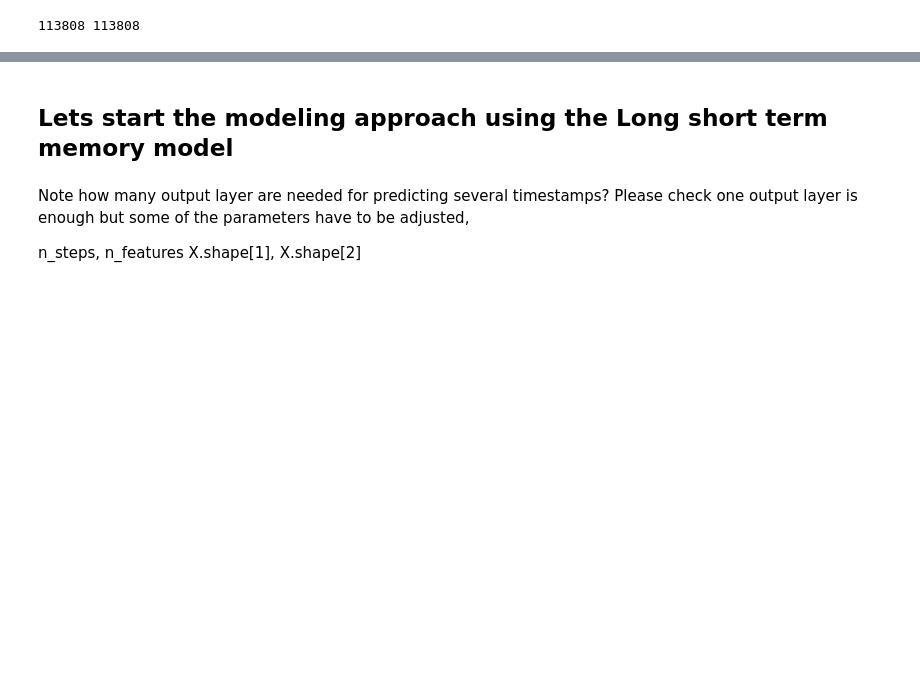
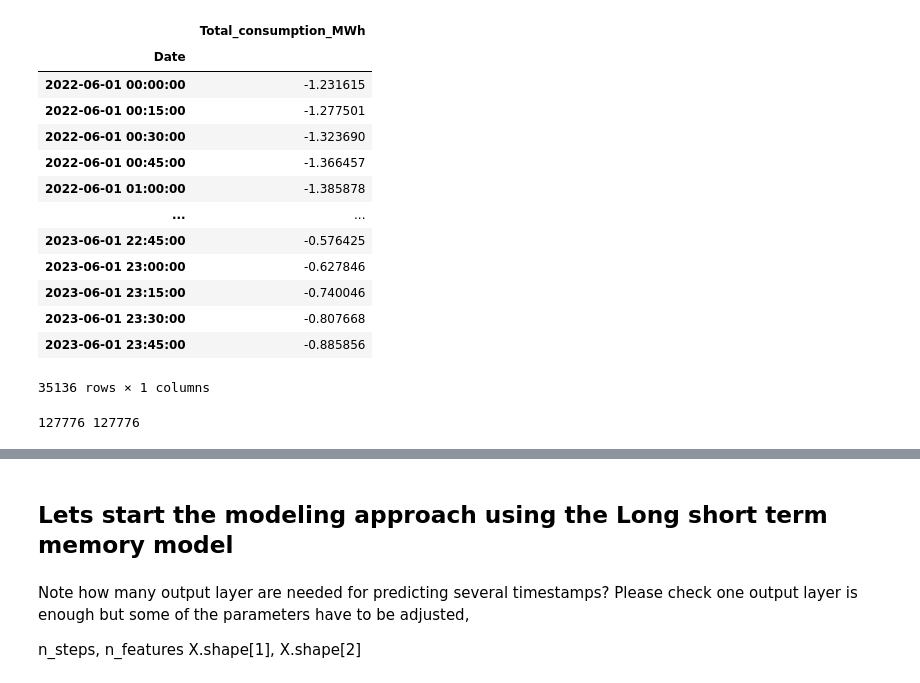
Before and after one commit to fritzfritzfritzz/EES_Optimisation, a Jupyter notebook: notebooks/20230630_LSTM_trial.ipynb, the cells around one changed output, grey strips where cells are left out. Saved outputs shown, nothing was run; the diff lists cells and outputs as text; code cells hidden in the pictures; blank space fills up the shorter version.

```diff
--- a/notebooks/20230630_LSTM_trial.ipynb
+++ b/notebooks/20230630_LSTM_trial.ipynb
@@ -81 +147,24 @@ train, test = train_test_split(df['Solar_generation_MWh_normalized'], test_size=
+# %%
+#Scale the data for the model #! Test MinMaxScaler
+
+scaler = StandardScaler()
+train['Total_consumption_MWh'] = scaler.fit_transform(train[['Total_consumption_MWh']])
+test['Total_consumption_MWh'] = scaler.transform(test[['Total_consumption_MWh']])
+# %%
+test
+# %% [output]
+|  | Total_consumption_MWh |
+| Date |  |
+| 2022-06-01 00:00:00 | -1.231615 |
+| 2022-06-01 00:15:00 | -1.277501 |
+| 2022-06-01 00:30:00 | -1.323690 |
+| 2022-06-01 00:45:00 | -1.366457 |
+| 2022-06-01 01:00:00 | -1.385878 |
+| ... | ... |
+| 2023-06-01 22:45:00 | -0.576425 |
+| 2023-06-01 23:00:00 | -0.627846 |
+| 2023-06-01 23:15:00 | -0.740046 |
+| 2023-06-01 23:30:00 | -0.807668 |
+| 2023-06-01 23:45:00 | -0.885856 |
+35136 rows × 1 columns
 # %%
@@ -93,9 +182,8 @@ def split_sequence(input, n_steps, pred_size):
 # %%
 # define input sequence
-input = train
+input = train['Total_consumption_MWh']
 # choose a number of time steps
 n_steps = 672
-
 # prediction size
 pred_size= 96
 # split into samples
@@ -103,4 +191,4 @@ X, y = split_sequence(input, n_steps, pred_size)
 # summarize the data
 print(len(X), len(y))
 # %% [output]
-113808 113808
+127776 127776
```
Also changed, not shown: parts of 68 cells of this notebook, 41 other files.
